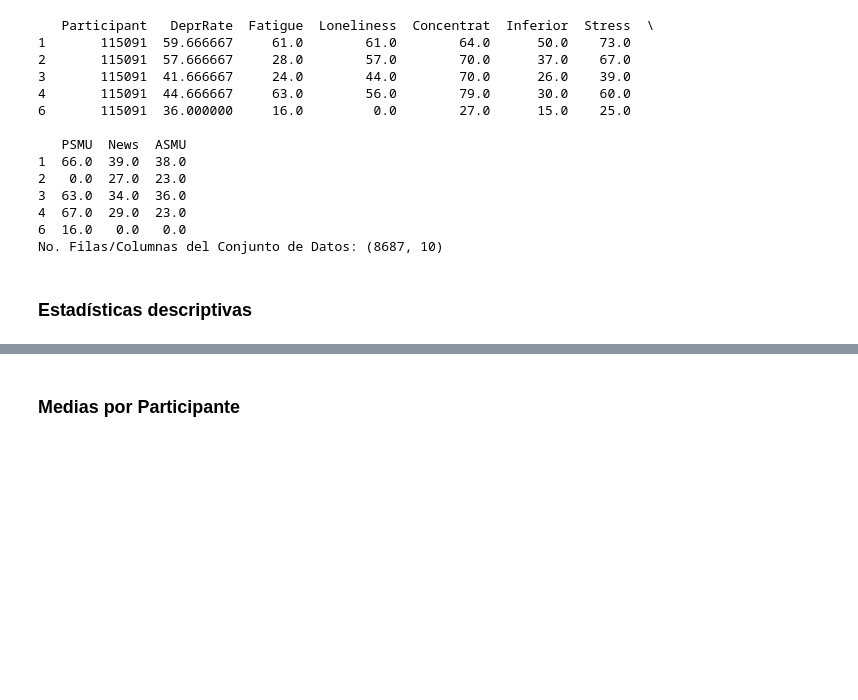
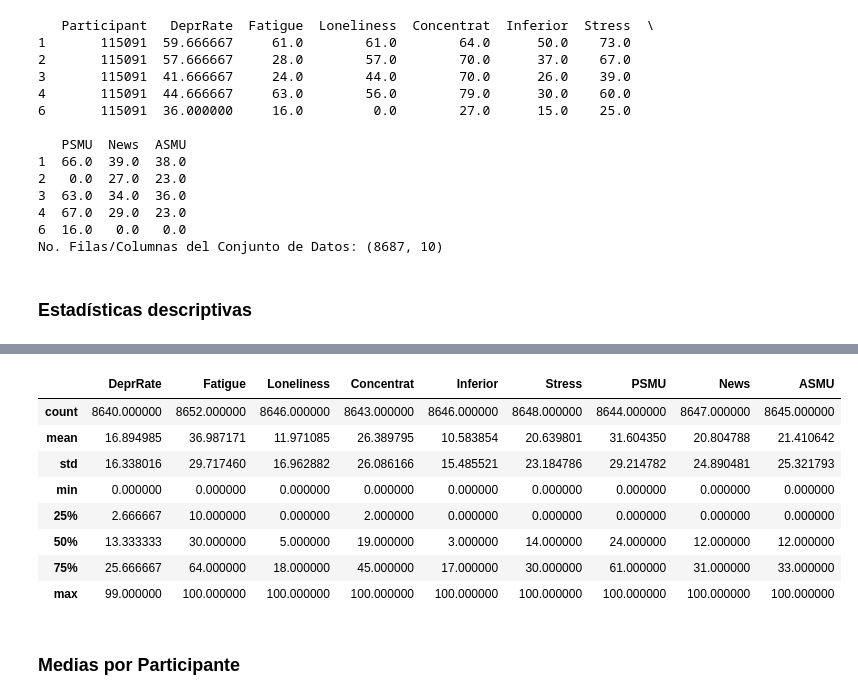
Before and after one commit to serNAVARRO7/AISaturdays-depresion-rrss, a Jupyter notebook: scripts/Regresion_Depr_Rate.ipynb, the cells around one changed output, grey strips where cells are left out. Saved outputs shown, nothing was run; the diff lists cells and outputs as text; code cells hidden in the pictures; blank space fills up the shorter version.

```diff
--- a/scripts/Regresion_Depr_Rate.ipynb
+++ b/scripts/Regresion_Depr_Rate.ipynb
@@ -77,3 +65,16 @@ df2.describe()
+# %%
+df2_2 = df[["DeprRate","Fatigue", "Loneliness", "Concentrat", "Inferior", "Stress", "PSMU", "News", "ASMU"]]
+df2_2.describe()
+# %% [output]
+|  | DeprRate | Fatigue | Loneliness | Concentrat | Inferior | Stress | PSMU | News | ASMU |
+| count | 8640.000000 | 8652.000000 | 8646.000000 | 8643.000000 | 8646.000000 | 8648.000000 | 8644.000000 | 8647.000000 | 8645.000000 |
+| mean | 16.894985 | 36.987171 | 11.971085 | 26.389795 | 10.583854 | 20.639801 | 31.604350 | 20.804788 | 21.410642 |
+| std | 16.338016 | 29.717460 | 16.962882 | 26.086166 | 15.485521 | 23.184786 | 29.214782 | 24.890481 | 25.321793 |
+| min | 0.000000 | 0.000000 | 0.000000 | 0.000000 | 0.000000 | 0.000000 | 0.000000 | 0.000000 | 0.000000 |
+| 25% | 2.666667 | 10.000000 | 0.000000 | 2.000000 | 0.000000 | 0.000000 | 0.000000 | 0.000000 | 0.000000 |
+| 50% | 13.333333 | 30.000000 | 5.000000 | 19.000000 | 3.000000 | 14.000000 | 24.000000 | 12.000000 | 12.000000 |
+| 75% | 25.666667 | 64.000000 | 18.000000 | 45.000000 | 17.000000 | 30.000000 | 61.000000 | 31.000000 | 33.000000 |
+| max | 99.000000 | 100.000000 | 100.000000 | 100.000000 | 100.000000 | 100.000000 | 100.000000 | 100.000000 | 100.000000 |
 # %% [markdown]
 ### Medias por Participante
 # %%
```
Also changed, not shown: parts of 2 cells of this notebook.
